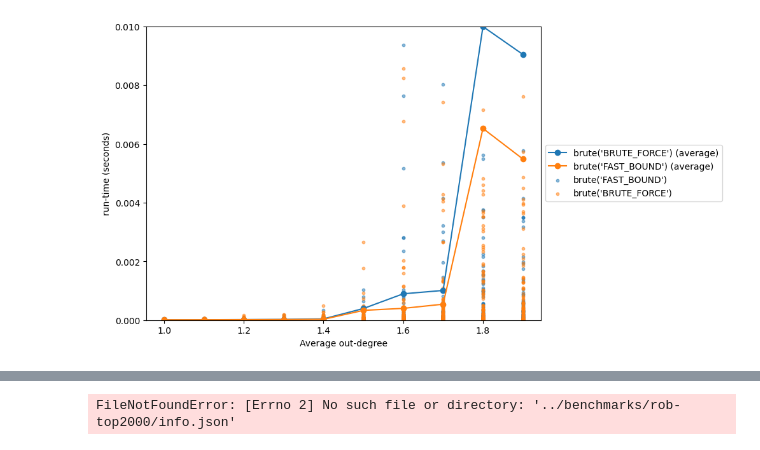
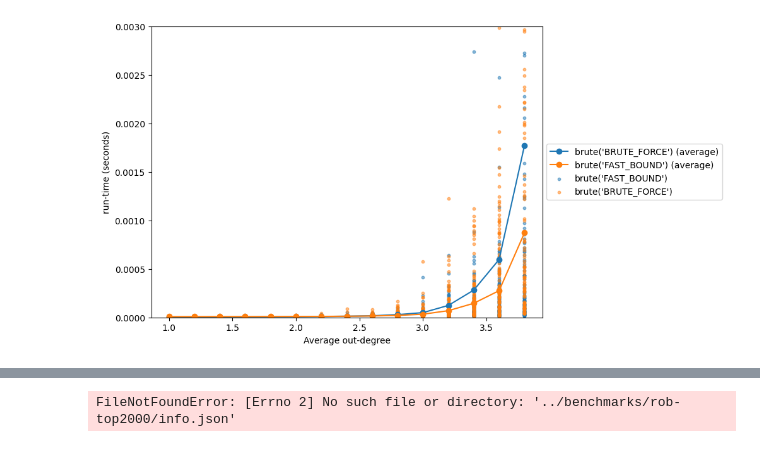
Before and after one commit to blinkybool/LongestPath, a Jupyter notebook: notebooks/benchmarking_specific_degree.ipynb, the cells around one changed output, grey strips where cells are left out. Cells and saved outputs as stored; diff of their text form; code cells hidden in the pictures.

```diff
--- a/notebooks/benchmarking_specific_degree.ipynb
+++ b/notebooks/benchmarking_specific_degree.ipynb
@@ -24,7 +21,7 @@ The autoreload extension is already loaded. To reload it, use:
 def generate():
   return [
     gen_num_edges(50, round(50 * degree/2))
-      for degree in np.arange(1, 2.0, 0.1) for _ in range(100)
+      for degree in np.arange(1, 4.0, 0.2) for _ in range(100)
   ]
 
 params_code = inspect.getsource(generate)
@@ -73,7 +69,6 @@ df["solver_name"] = df["solver"].apply(lambda i: solver_names[i])
 # %%
 graph_data = pd.DataFrame([{"id" : id, "vertices": graph.vertices, "edges": len(graph.edges)} for id, graph in benchmark.graphs])
-graph_data["average_degree"] = graph_data["edges"] / (2 * graph_data["vertices"])
-graph_data["specified_average_degree"] = graph_data["id"].apply(lambda id: graph_infos[id]['average_degree'])
+graph_data["average_degree"] = 2 * graph_data["edges"] / graph_data["vertices"]
 
-graph_data[["average_degree", "specified_average_degree"]].plot.scatter(x="average_degree", y="specified_average_degree")
+graph_data
 # %% [output]
@@ -94,8 +105,8 @@ df = pd.merge(df, graph_data, left_on="graph_id", right_on="id")
 # %%
-view = df[['specified_average_degree', 'solver_name','length', 'run_time']]
+view = df[['average_degree', 'solver_name','length', 'run_time']]
 
-to_plot = df.groupby(['specified_average_degree', 'solver', 'solver_name']).agg({'run_time': 'mean'}).reset_index() \
-    .pivot(index='specified_average_degree', columns='solver_name', values='run_time') \
+to_plot = df.groupby(['average_degree', 'solver', 'solver_name']).agg({'run_time': 'mean'}).reset_index() \
+    .pivot(index='average_degree', columns='solver_name', values='run_time') \
     .rename(columns=lambda x: x + " (average)");
 
 
@@ -117,22 +131,22 @@ df
 # %%
 to_plot.plot(style="o-")
 
 for solver_name in solver_names:
     solver_df = df[df["solver_name"] == solver_name]  # Select rows where run-time is not null
-    plt.scatter(solver_df['specified_average_degree'], solver_df['run_time'], label=solver_name, alpha=0.5, s=10)
+    plt.scatter(solver_df['average_degree'], solver_df['run_time'], label=solver_name, alpha=0.5, s=10)
 
 # plt.yscale('log')
 # plt.xticks(np.arange(1, 4.0, 0.5))
 plt.ylabel("run-time (seconds)")
 plt.xlabel("Average out-degree")
 # plt.title("Longest path solve-time for random directed graphs with 50 vertices")
 # plt.axhline(y=0.015, color='black', linestyle='--', label='run-time cutoff', linewidth=1, alpha=0.5, zorder=0)
 plt.legend(loc='center left', bbox_to_anchor=(1, 0.5))
 # df[df["solver"] == 0].plot(x = "average_degree", y="run_time", style="--bo", label="solver_name")
 # df[df["solver"] == 1].plot(x = "average_degree", y="run_time", style="--bo", label="solver_name")
-plt.ylim(0, 0.010)
+plt.ylim(0, to_plot.max().max())
 
 plt.gcf().set_size_inches(8, 6)
 plt.savefig(os.path.join(benchmark.benchmark_path, "plot.png"), dpi=400, bbox_inches='tight')
 # %% [output]
-[figure, old version]
+[figure, new version]
```
Also changed, not shown: parts of 14 cells of this notebook.
